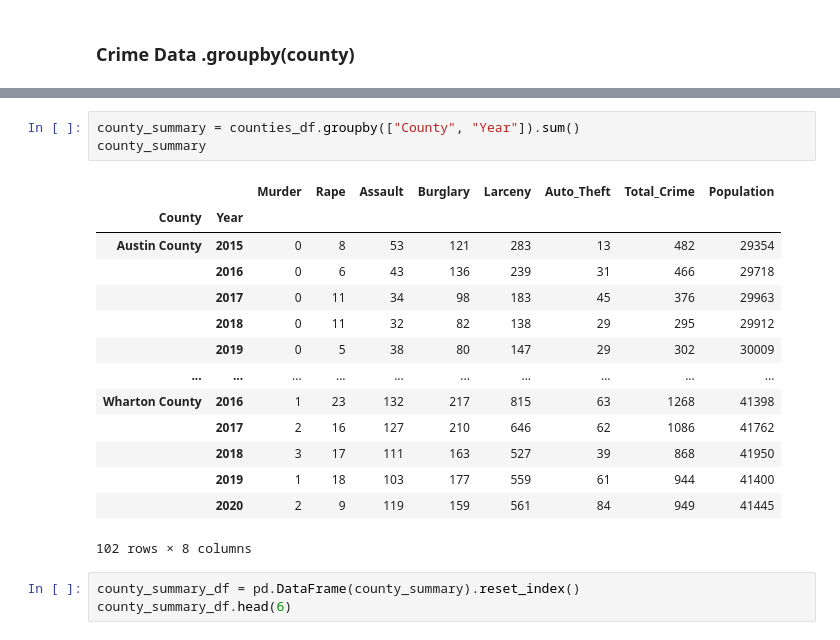
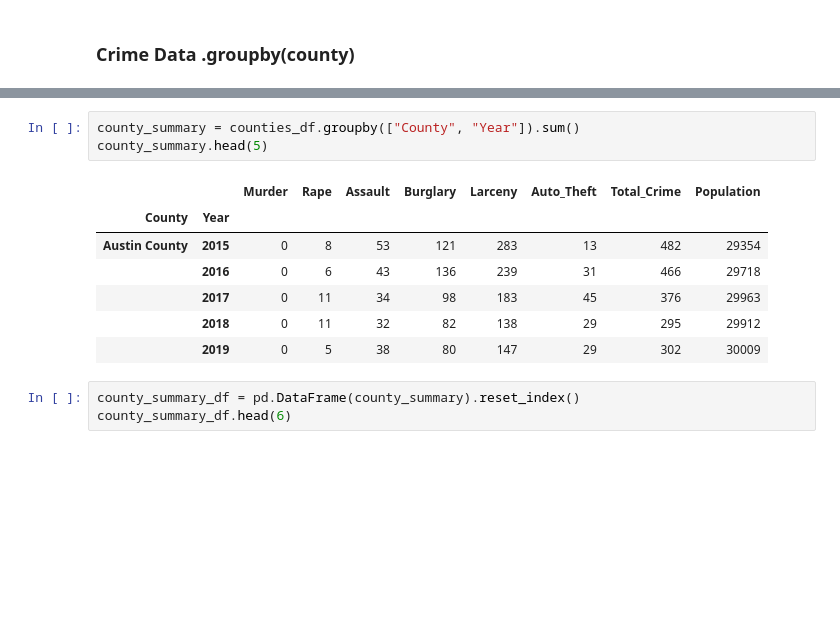
Before and after one commit to MiguelB512/Harris_Crime_Trends, a Jupyter notebook: Greater_Houston_Area_Crime_Data_Analysis.ipynb, the cells around one changed output, grey strips where cells are left out. Saved outputs shown, nothing was run; the diff lists cells and outputs as text; blank space fills up the shorter version.

```diff
--- a/Greater_Houston_Area_Crime_Data_Analysis.ipynb
+++ b/Greater_Houston_Area_Crime_Data_Analysis.ipynb
@@ -198,21 +184,14 @@ counties_df
 # %%
 county_summary = counties_df.groupby(["County", "Year"]).sum()
-county_summary
+county_summary.head(5)
 # %% [output]
 |  |  | Murder | Rape | Assault | Burglary | Larceny | Auto_Theft | Total_Crime | Population |
 | County | Year |  |  |  |  |  |  |  |  |
 | Austin County | 2015 | 0 | 8 | 53 | 121 | 283 | 13 | 482 | 29354 |
 |  | 2016 | 0 | 6 | 43 | 136 | 239 | 31 | 466 | 29718 |
 |  | 2017 | 0 | 11 | 34 | 98 | 183 | 45 | 376 | 29963 |
 |  | 2018 | 0 | 11 | 32 | 82 | 138 | 29 | 295 | 29912 |
 |  | 2019 | 0 | 5 | 38 | 80 | 147 | 29 | 302 | 30009 |
-| ... | ... | ... | ... | ... | ... | ... | ... | ... | ... |
-| Wharton County | 2016 | 1 | 23 | 132 | 217 | 815 | 63 | 1268 | 41398 |
-|  | 2017 | 2 | 16 | 127 | 210 | 646 | 62 | 1086 | 41762 |
-|  | 2018 | 3 | 17 | 111 | 163 | 527 | 39 | 868 | 41950 |
-|  | 2019 | 1 | 18 | 103 | 177 | 559 | 61 | 944 | 41400 |
-|  | 2020 | 2 | 9 | 119 | 159 | 561 | 84 | 949 | 41445 |
-102 rows × 8 columns
 # %%
 county_summary_df = pd.DataFrame(county_summary).reset_index()
 county_summary_df.head(6)
```
Also changed, not shown: parts of 8 cells of this notebook.
